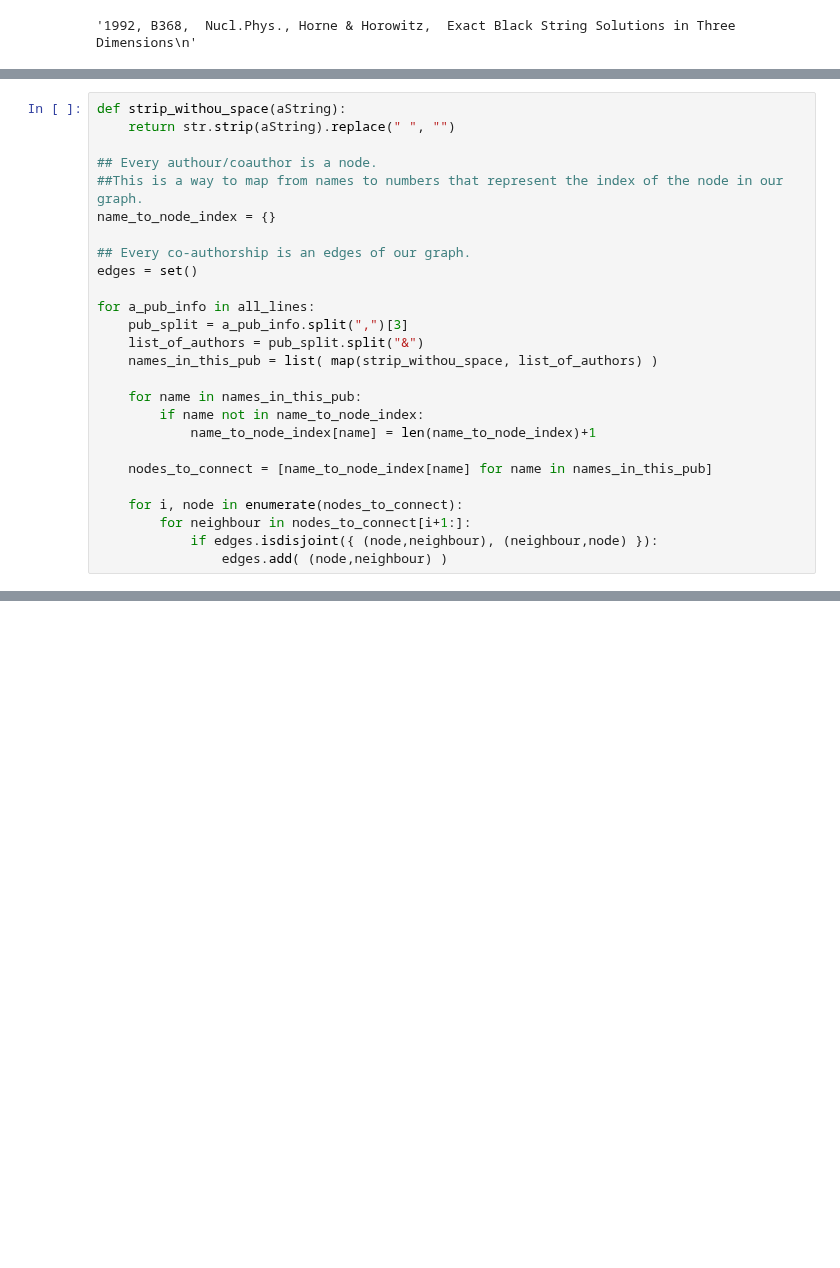
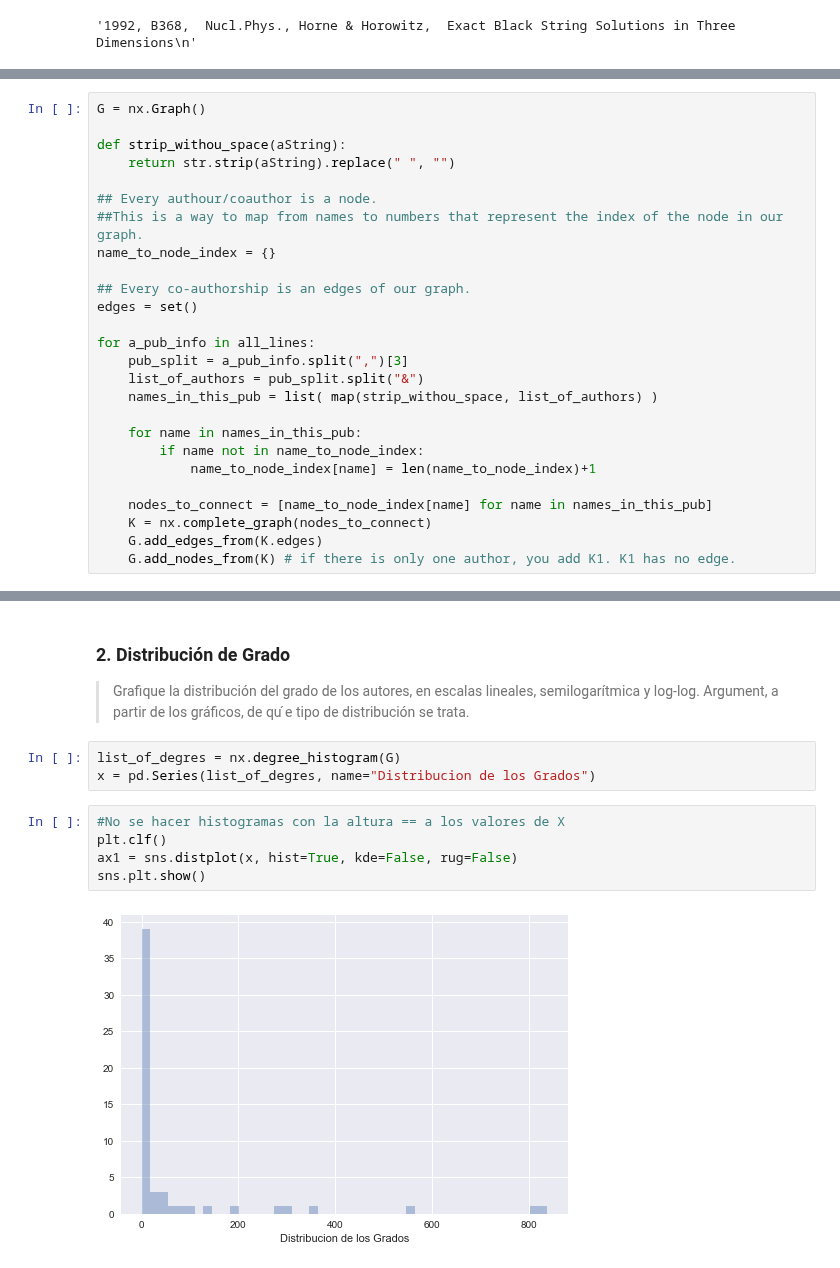
Before and after one commit to BrianBohe/DataScienceCourse, a Jupyter notebook: tp4/Untitled.ipynb, the cells around one changed output, grey strips where cells are left out. Cells and saved outputs as stored; diff of their text form; blank space fills up the shorter version.

```diff
--- a/tp4/Untitled.ipynb
+++ b/tp4/Untitled.ipynb
@@ -15,4 +31,6 @@ Sólo nos interesan los autores/coautores.</blockquote>
 # %%
+G = nx.Graph()
+
 def strip_withou_space(aString):
     return str.strip(aString).replace(" ", "")
 
@@ -33,9 +51,7 @@ for a_pub_info in all_lines:
             name_to_node_index[name] = len(name_to_node_index)+1
 
     nodes_to_connect = [name_to_node_index[name] for name in names_in_this_pub]
-
-    for i, node in enumerate(nodes_to_connect):
-        for neighbour in nodes_to_connect[i+1:]:
-            if edges.isdisjoint({ (node,neighbour), (neighbour,node) }):
-                edges.add( (node,neighbour) )
+    K = nx.complete_graph(nodes_to_connect)
+    G.add_edges_from(K.edges)
+    G.add_nodes_from(K) # if there is only one author, you add K1. K1 has no edge.
 # %%
@@ -46,0 +73,13 @@ Cantidad de ejes en el grafo: 7977
+# %% [markdown]
+<h3>2. Distribución de Grado</h3>
+<blockquote>Grafique la distribución del grado de los autores, en escalas lineales, semilogarítmica y log-log. Argument, a partir de los gráficos, de qu ́e tipo de distribución se trata.</blockquote>
+# %%
+list_of_degres = nx.degree_histogram(G)
+x = pd.Series(list_of_degres, name="Distribucion de los Grados")
+# %%
+#No se hacer histogramas con la altura == a los valores de X
+plt.clf()
+ax1 = sns.distplot(x, hist=True, kde=False, rug=False)
+sns.plt.show()
+# %% [output]
+[figure, added]
```
Also changed, not shown: parts of 16 cells of this notebook.
